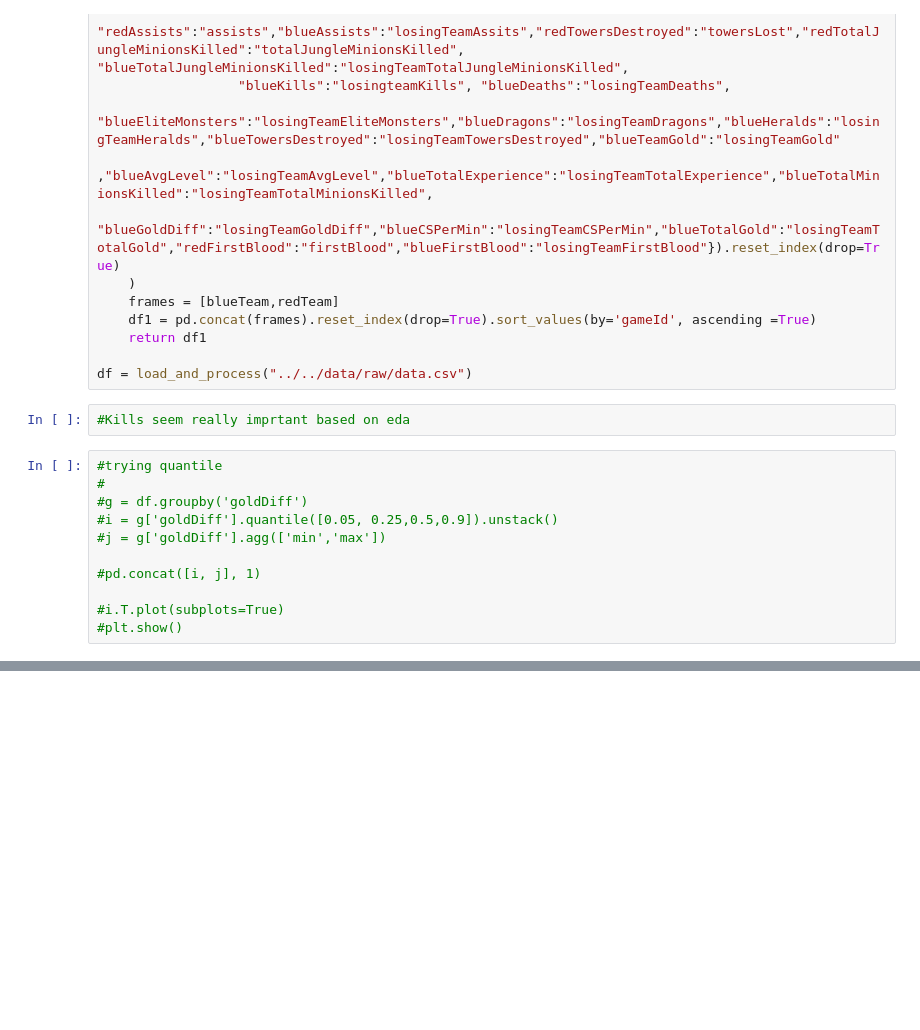
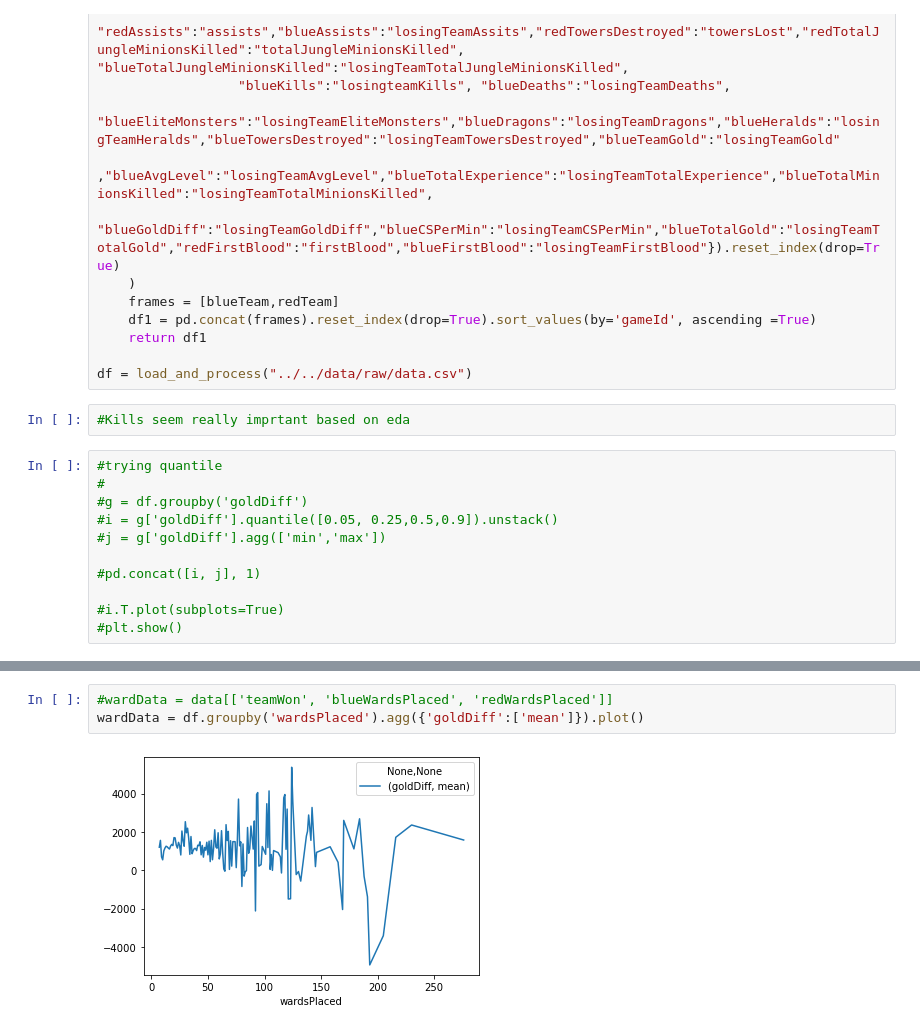
Before and after one commit to Nakheem/Data301, a Jupyter notebook: analysis/Nakheem/analysis.ipynb, the cells around one changed output, grey strips where cells are left out. Saved outputs shown, nothing was run; the diff lists cells and outputs as text; blank space fills up the shorter version.

```diff
--- a/analysis/Nakheem/analysis.ipynb
+++ b/analysis/Nakheem/analysis.ipynb
@@ -67,0 +75,5 @@ df = load_and_process("../../data/raw/data.csv")
+# %%
+#wardData = data[['teamWon', 'blueWardsPlaced', 'redWardsPlaced']]
+wardData = df.groupby('wardsPlaced').agg({'goldDiff':['mean']}).plot()
+# %% [output]
+[figure, added]
```
Also changed, not shown: parts of 2 cells of this notebook.
